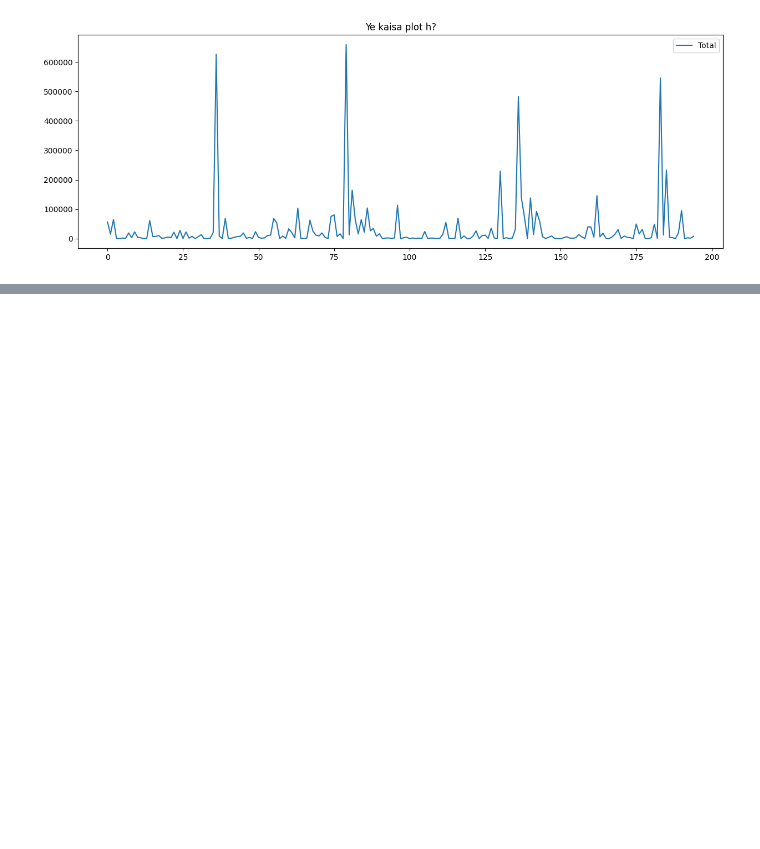
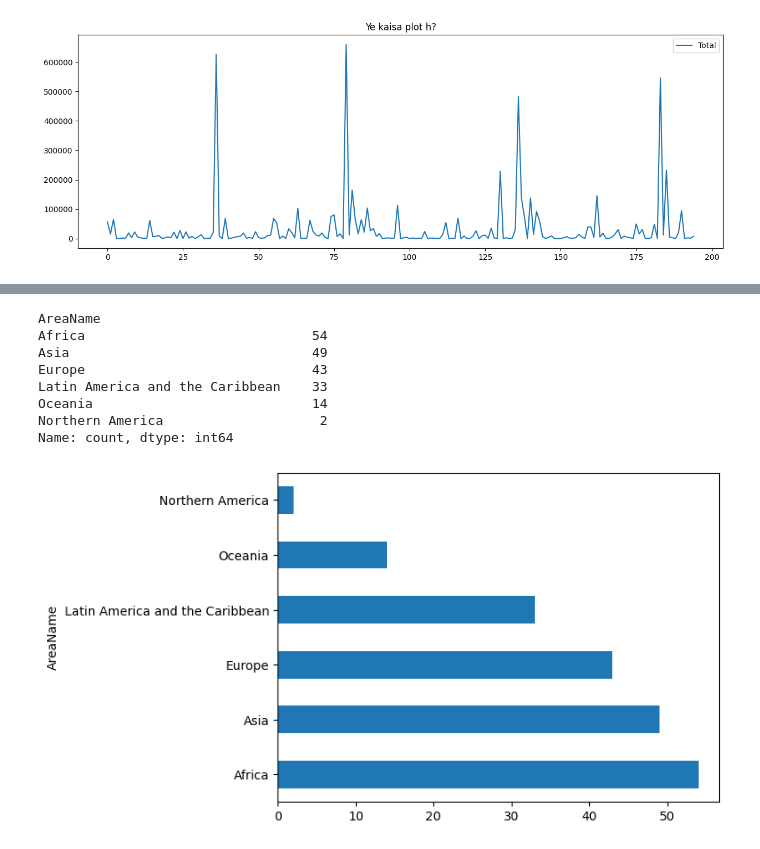
Before and after one commit to y-usuf09/Python---Data-Analytics, a Jupyter notebook: pandas_basics/Analysis.ipynb, the cells around one changed output, grey strips where cells are left out. Saved outputs shown, nothing was run; the diff lists cells and outputs as text; code cells hidden in the pictures; blank space fills up the shorter version.

```diff
--- a/pandas_basics/Analysis.ipynb
+++ b/pandas_basics/Analysis.ipynb
@@ -655,0 +864,13 @@ df[['OdName','Total']].head(25).plot(
+# %%
+continent_count.plot(kind='barh')
+continent_count
+# %% [output]
+AreaName
+Africa                             54
+Asia                               49
+Europe                             43
+Latin America and the Caribbean    33
+Oceania                            14
+Northern America                    2
+Name: count, dtype: int64
+[figure, added]
```
Also changed, not shown: parts of 27 cells of this notebook.
